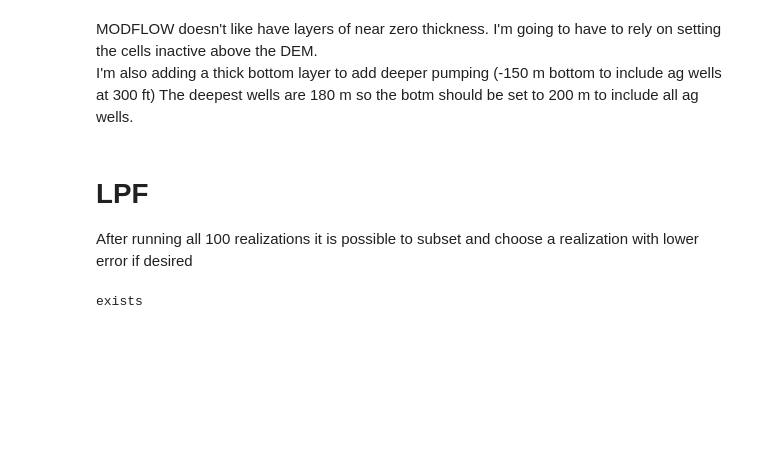
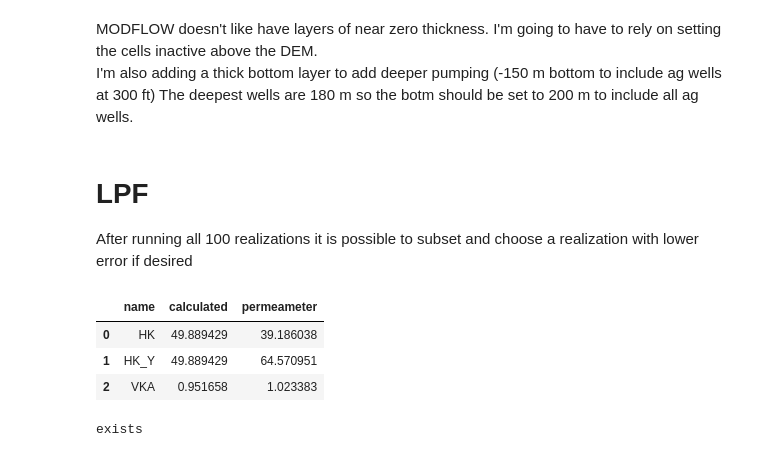
Before and after one commit to andrewcalderwood/CosumnesRiverRecharge, a Jupyter notebook: Projects/Oneto_Denier/01a_Streambed seepage model.ipynb, the cells around one changed output. Cells and saved outputs as stored; diff of their text form; code cells hidden in the pictures; blank space fills up the shorter version.

```diff
--- a/Projects/Oneto_Denier/01a_Streambed seepage model.ipynb
+++ b/Projects/Oneto_Denier/01a_Streambed seepage model.ipynb
@@ -331,6 +331,16 @@ m.dis.botm = botm
 # %% [markdown]
 # LPF
 After running all 100 realizations it is possible to subset and choose a realization with lower error if desired
+# %%
+gel_dir = join(gwfm_dir, 'UPW_data')
+# %%
+eff_K = pd.read_csv(join(gel_dir, 'permeameter_regional.csv'))
+eff_K
+# %% [output]
+|  | name | calculated | permeameter |
+| 0 | HK | 49.889429 | 39.186038 |
+| 1 | HK_Y | 49.889429 | 64.570951 |
+| 2 | VKA | 0.951658 | 1.023383 |
 # %%
 mf_tprogs_dir = gwfm_dir+'/UPW_data/tprogs_final/'
 tprogs_files = glob.glob(mf_tprogs_dir+'*')
```
Also changed, not shown: parts of 15 cells of this notebook.
